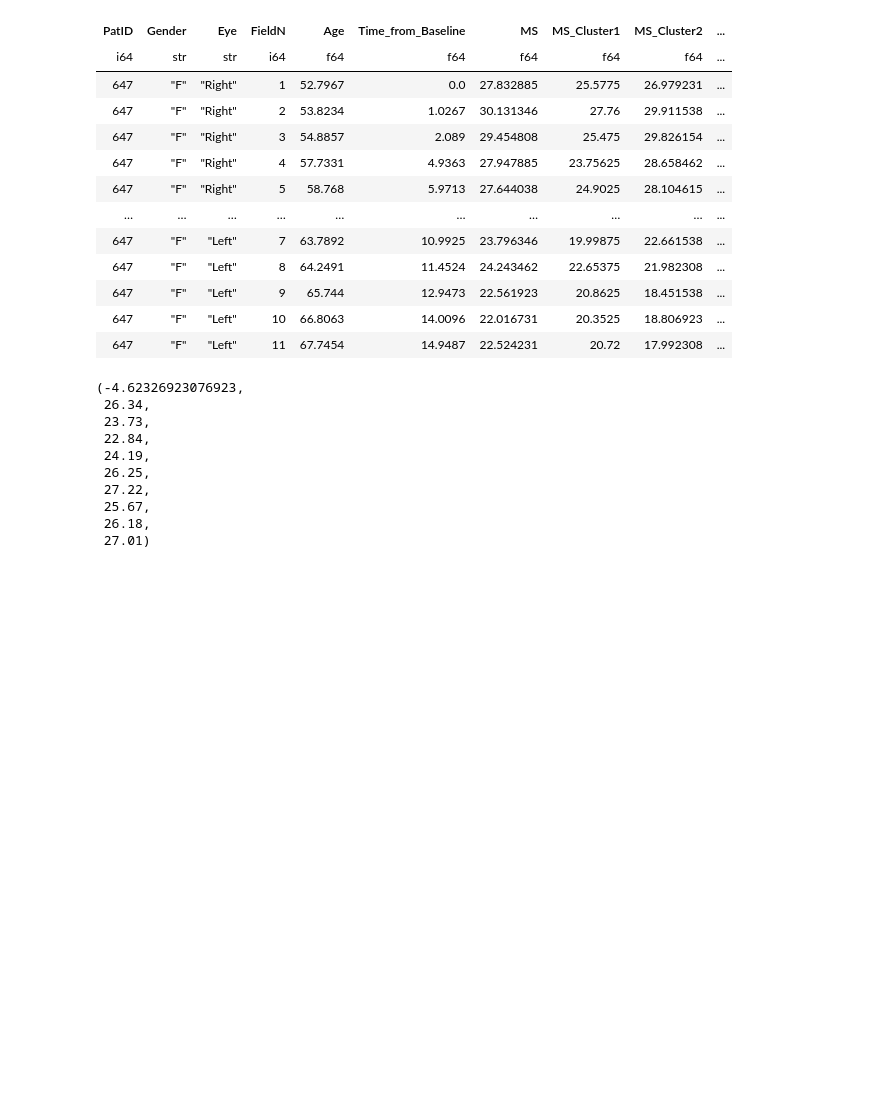
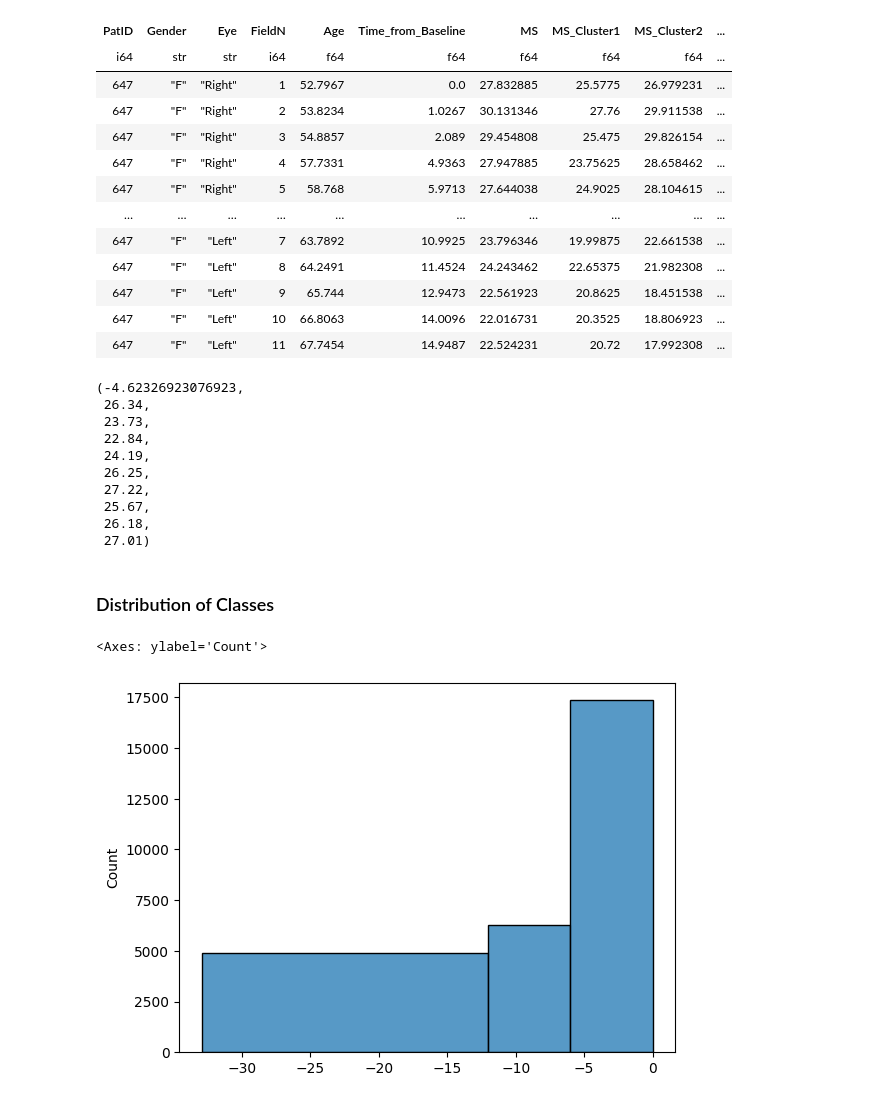
Before and after one commit to Benji19967/glaucoma-vf-ml, a Jupyter notebook: notebooks/UWHVF.ipynb, the cells around one changed output. Drawn from its saved outputs; the diff is of its cells as text; code cells hidden in the pictures; blank space fills up the shorter version.

```diff
--- a/notebooks/UWHVF.ipynb
+++ b/notebooks/UWHVF.ipynb
@@ -124,3 +125,12 @@ df_hvf.row(MEASUREMENT_ID)[:10]
  25.67,
  26.18,
  27.01)
+# %% [markdown]
+### Distribution of Classes
+# %%
+MTD = df.select("MTD").to_numpy().flatten()
+db_bins = [MTD.min(), -12, -6, 100]
+sns.histplot(MTD, bins=db_bins)
+# %% [output]
+<Axes: ylabel='Count'>
+[figure, added]
```
Also changed, not shown: parts of 2 cells of this notebook, 13 other files.
